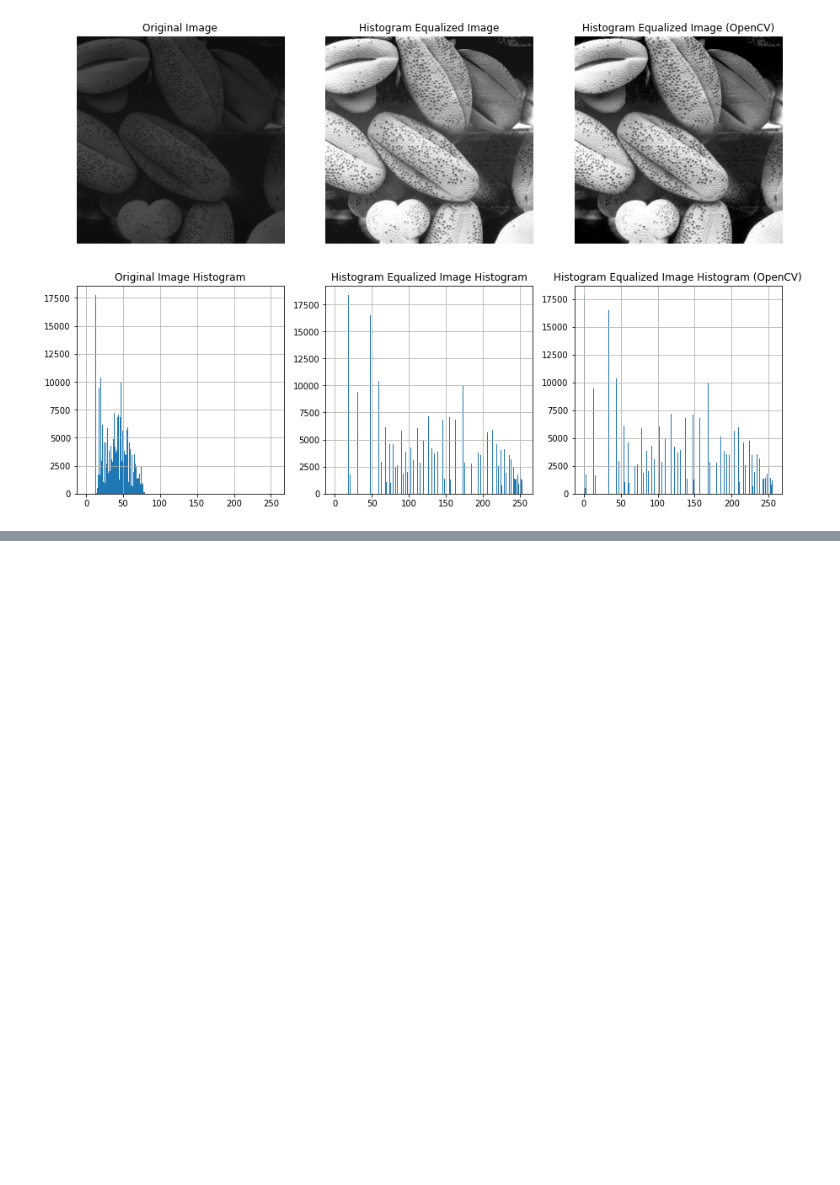
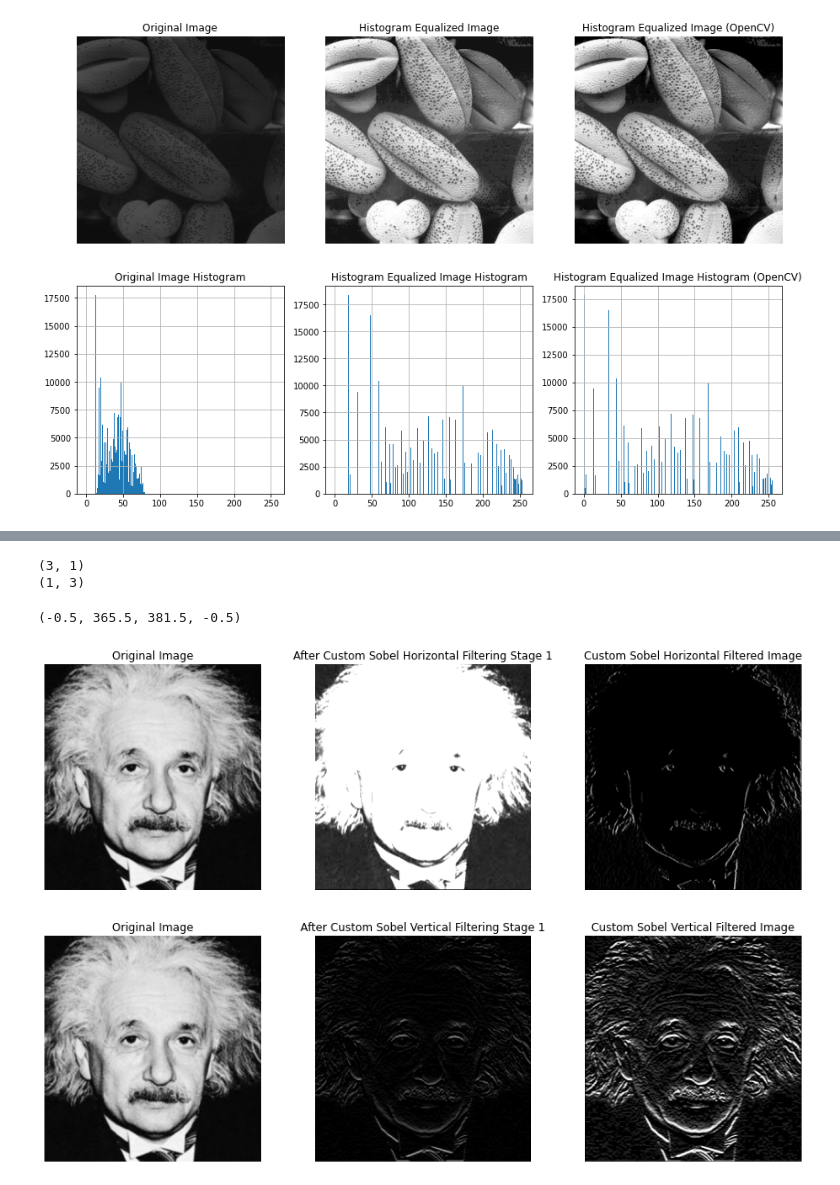
Before and after one commit to SupunDK/Fundamentals-of-Image-Processing, a Jupyter notebook: Assignment 1/190338C_Assignment_1.ipynb, the cells around one changed output, grey strips where cells are left out. Cells and saved outputs as stored; diff of their text form; code cells hidden in the pictures; blank space fills up the shorter version.

```diff
--- a/Assignment 1/190338C_Assignment_1.ipynb
+++ b/Assignment 1/190338C_Assignment_1.ipynb
@@ -266,0 +365,44 @@ cv.destroyAllWindows()
+# %%
+#6 c)
+sobel_horizontal_filter_stage_1 = np.array( [ [1], [2], [1] ] )
+sobel_horizontal_filter_stage_2 = np.array( [ [1, 0, -1] ] )
+
+sobel_vertical_filter_stage_1 = np.array( [ [1], [0], [-1] ] )
+sobel_vertical_filter_stage_2 = np.array( [ [1, 2, 1] ] )
+
+custom_einstein_vertical_grads_stage_1 = filter_image(einstein_img, sobel_horizontal_filter_stage_1)
+custom_einstein_vertical_grads = filter_image(custom_einstein_vertical_grads_stage_1, sobel_horizontal_filter_stage_2)
+
+custom_einstein_horizontal_grads_stage_1 = filter_image(einstein_img, sobel_vertical_filter_stage_1)
+custom_einstein_horizontal_grads = filter_image(custom_einstein_horizontal_grads_stage_1, sobel_vertical_filter_stage_2)
+
+fig, ax = plt.subplots(2, 3, figsize=(15,10))
+
+ax[0][0].imshow(einstein_img, cmap = "gray")
+ax[0][0].set_title("Original Image")
+ax[0][0].axis('off')
+
+ax[0][1].imshow(custom_einstein_vertical_grads_stage_1, cmap = "gray")
+ax[0][1].set_title("After Custom Sobel Horizontal Filtering Stage 1")
+ax[0][1].axis('off')
+
+ax[0][2].imshow(custom_einstein_vertical_grads, cmap = "gray")
+ax[0][2].set_title("Custom Sobel Horizontal Filtered Image")
+ax[0][2].axis('off')
+
+ax[1][0].imshow(einstein_img, cmap = "gray")
+ax[1][0].set_title("Original Image")
+ax[1][0].axis('off')
+
+ax[1][1].imshow(custom_einstein_horizontal_grads_stage_1, cmap = "gray")
+ax[1][1].set_title("After Custom Sobel Vertical Filtering Stage 1")
+ax[1][1].axis('off')
+
+ax[1][2].imshow(custom_einstein_horizontal_grads, cmap = "gray")
+ax[1][2].set_title("Custom Sobel Vertical Filtered Image")
+ax[1][2].axis('off')
+# %% [output]
+(3, 1)
+(1, 3)
+(-0.5, 365.5, 381.5, -0.5)
+[figure, added]
```
Also changed, not shown: parts of 3 cells of this notebook.
